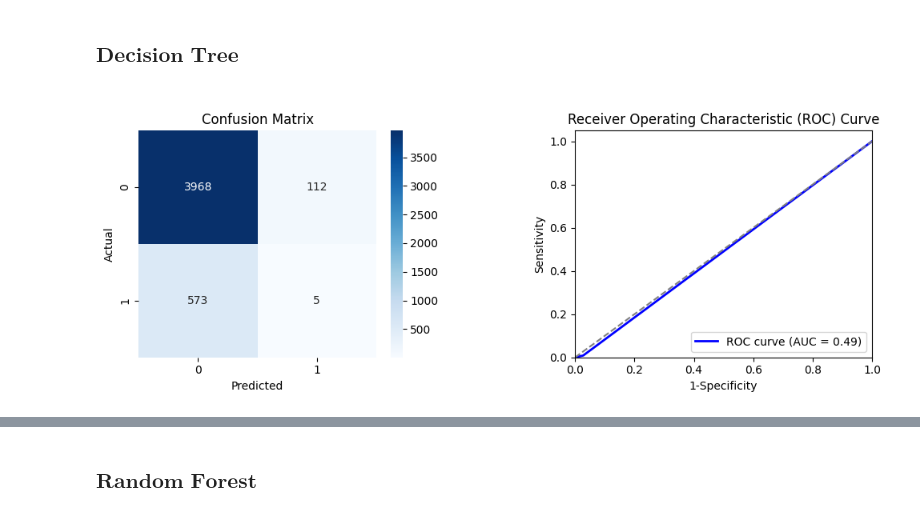
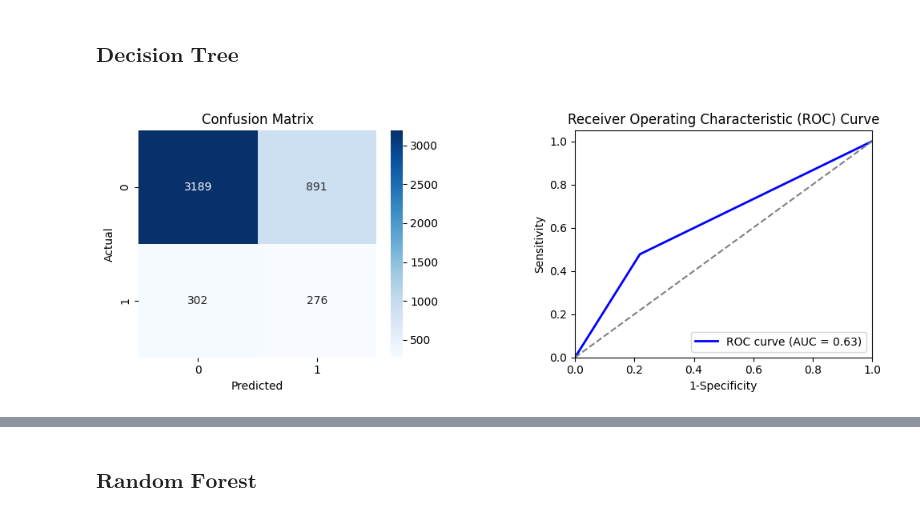
Before and after one commit to kameshcodes/ms-project, a Jupyter notebook: notebooks/7_Tree_Modelling.ipynb, the cells around one changed output, grey strips where cells are left out. Drawn from its saved outputs; the diff is of its cells as text; code cells hidden in the pictures.

Commit message:
basic models notebook added

```diff
--- a/notebooks/7_Tree_Modelling.ipynb
+++ b/notebooks/7_Tree_Modelling.ipynb
@@ -143,18 +143,18 @@ X_train.shape
 # %% [markdown]
 ### $\textbf{Decision Tree}$
 # %%
-dt_model = DecisionTreeClassifier(random_state=2,
+dt_model = DecisionTreeClassifier(random_state=42,
                                   max_depth=5,
-                                  min_samples_split=3,
-                                  min_samples_leaf=2,
-                                  max_features=2,
-                                  criterion='gini')
+                                  min_samples_split=4,
+                                  min_samples_leaf=5,
+                                  max_features=5,
+                                  criterion='entropy')
 
 dt_model.fit(X_train, y_train)
 y_pred_dt = dt_model.predict(X_test)
 cm = plot_roc_curve_and_confusion_matrix(y_test, y_pred_dt)
 # %% [output]
-[figure, old version]
+[figure, new version]
 # %%
 calculate_metrics_from_confusion_matrix(cm)
 # %% [output]
```
Also changed, not shown: parts of 2 cells of this notebook.
